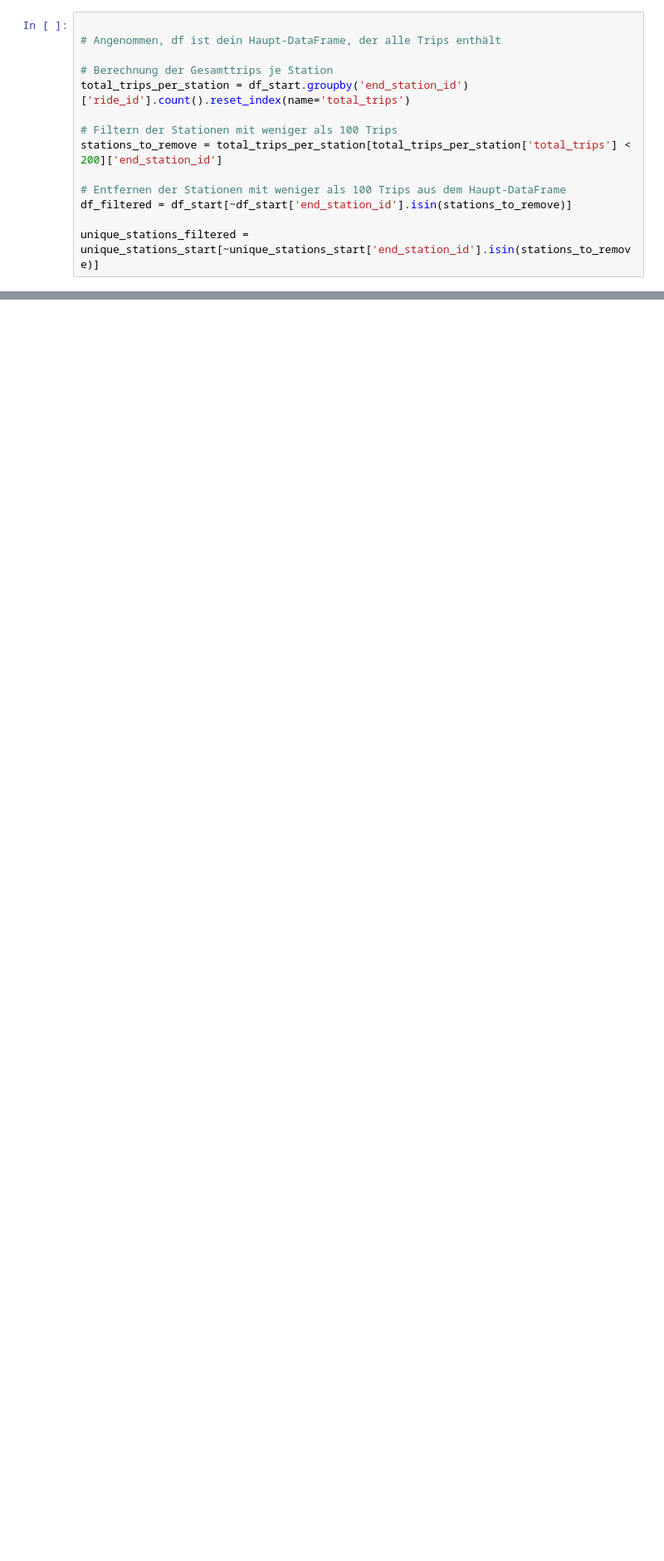
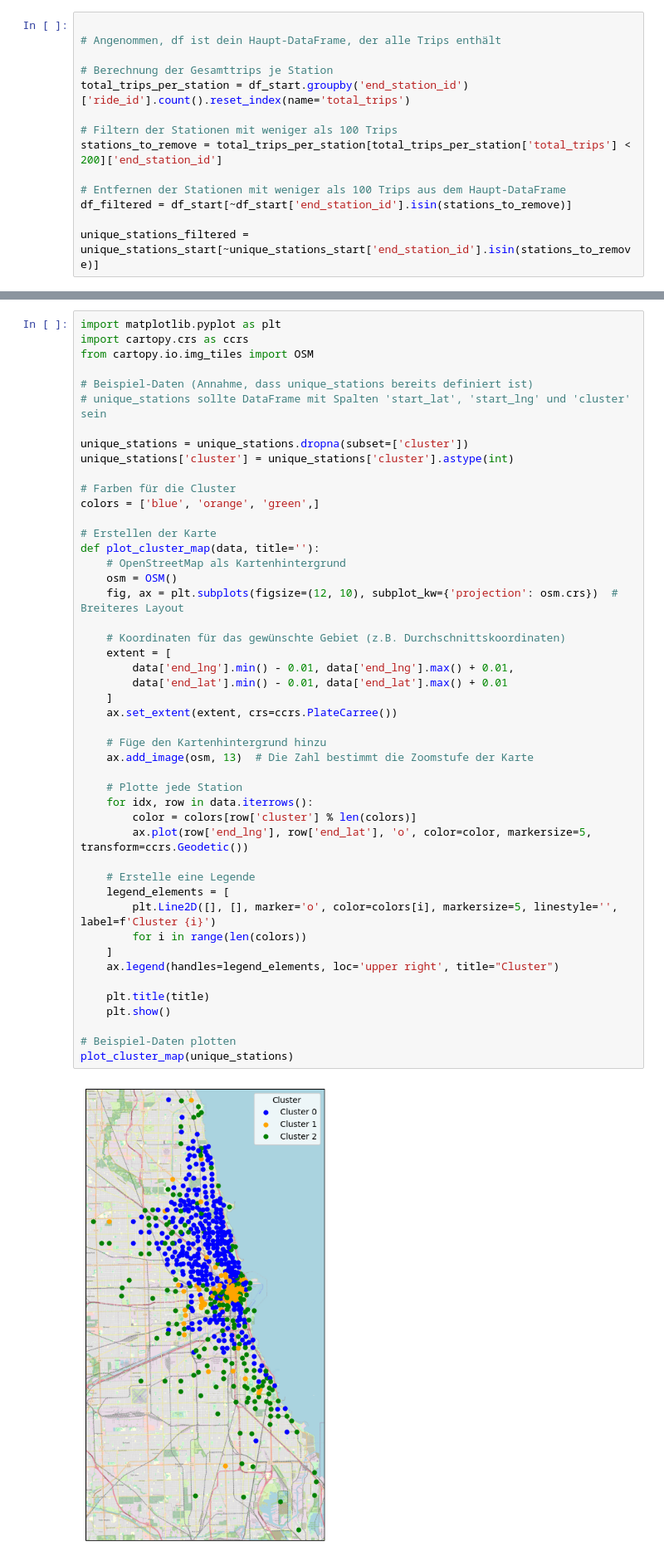
Before and after one commit to MariusRemmlinger/master_thesis, a Jupyter notebook: cluster_pipeline.ipynb, the cells around one changed output, grey strips where cells are left out. Shown at 83% size. Saved outputs shown, nothing was run; the diff lists cells and outputs as text; blank space fills up the shorter version.

```diff
--- a/cluster_pipeline.ipynb
+++ b/cluster_pipeline.ipynb
@@ -260,3 +252,52 @@ df
+# %%
+import matplotlib.pyplot as plt
+import cartopy.crs as ccrs
+from cartopy.io.img_tiles import OSM
+
+# Beispiel-Daten (Annahme, dass unique_stations bereits definiert ist)
+# unique_stations sollte DataFrame mit Spalten 'start_lat', 'start_lng' und 'cluster' sein
+
+unique_stations = unique_stations.dropna(subset=['cluster'])
+unique_stations['cluster'] = unique_stations['cluster'].astype(int)
+
+# Farben für die Cluster
+colors = ['blue', 'orange', 'green',]
+
+# Erstellen der Karte
+def plot_cluster_map(data, title=''):
+    # OpenStreetMap als Kartenhintergrund
+    osm = OSM()
+    fig, ax = plt.subplots(figsize=(12, 10), subplot_kw={'projection': osm.crs})  # Breiteres Layout
+
+    # Koordinaten für das gewünschte Gebiet (z.B. Durchschnittskoordinaten)
+    extent = [
+        data['end_lng'].min() - 0.01, data['end_lng'].max() + 0.01,
+        data['end_lat'].min() - 0.01, data['end_lat'].max() + 0.01
+    ]
+    ax.set_extent(extent, crs=ccrs.PlateCarree())
+
+    # Füge den Kartenhintergrund hinzu
+    ax.add_image(osm, 13)  # Die Zahl bestimmt die Zoomstufe der Karte
+
+    # Plotte jede Station
+    for idx, row in data.iterrows():
+        color = colors[row['cluster'] % len(colors)]
+        ax.plot(row['end_lng'], row['end_lat'], 'o', color=color, markersize=5, transform=ccrs.Geodetic())
+
+    # Erstelle eine Legende
+    legend_elements = [
+        plt.Line2D([], [], marker='o', color=colors[i], markersize=5, linestyle='', label=f'Cluster {i}')
+        for i in range(len(colors))
+    ]
+    ax.legend(handles=legend_elements, loc='upper right', title="Cluster")
+
+    plt.title(title)
+    plt.show()
+
+# Beispiel-Daten plotten
+plot_cluster_map(unique_stations)
+# %% [output]
+[figure, added]
 # %%
 df['ended_at'] = pd.to_datetime(df['ended_at'])
 df['hour'] = df['ended_at'].dt.hour
```
Also changed, not shown: parts of 7 cells of this notebook, 2 other files.
